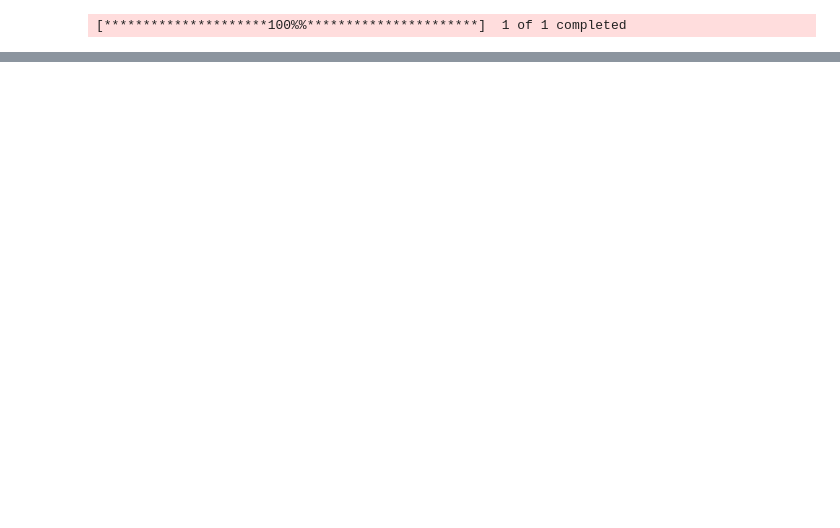
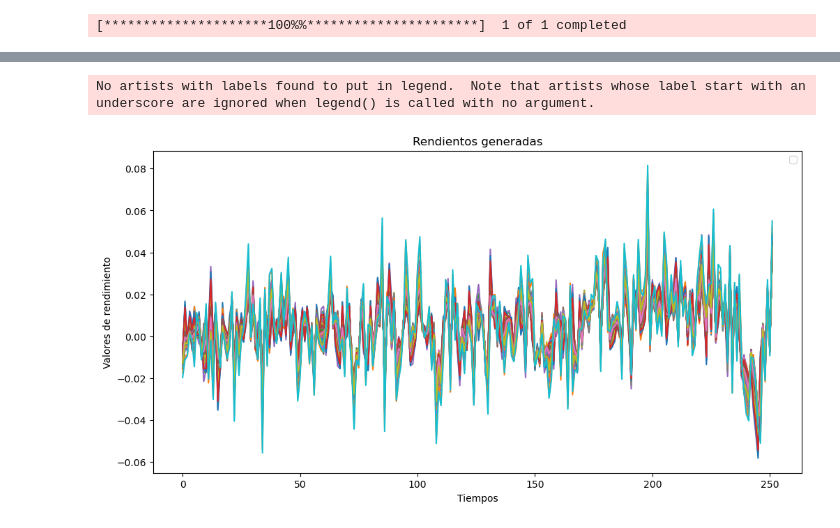
Before and after one commit to Kike14/GANProyect, a Jupyter notebook: WGAN_MODEL.ipynb, the cells around one changed output, grey strips where cells are left out. Cells and saved outputs as stored; diff of their text form; code cells hidden in the pictures; blank space fills up the shorter version.

```diff
--- a/WGAN_MODEL.ipynb
+++ b/WGAN_MODEL.ipynb
@@ -254,0 +157,17 @@ NameError: name 'scenarios' is not defined
+# %%
+noise = tf.random.normal([100, 2000, 1])
+
+generated_series = gen_model(noise, training=False)
+
+plt.figure(figsize=(12, 6))
+for j in range(100):
+    plt.plot(generated_series[j, :])
+
+plt.title("Rendientos generadas")
+plt.xlabel("Tiempos")
+plt.ylabel("Valores de rendimiento")
+plt.legend()
+plt.show()
+# %% [output]
+No artists with labels found to put in legend.  Note that artists whose label start with an underscore are ignored when legend() is called with no argument.
+[figure, added]
```
Also changed, not shown: parts of 17 cells of this notebook.
